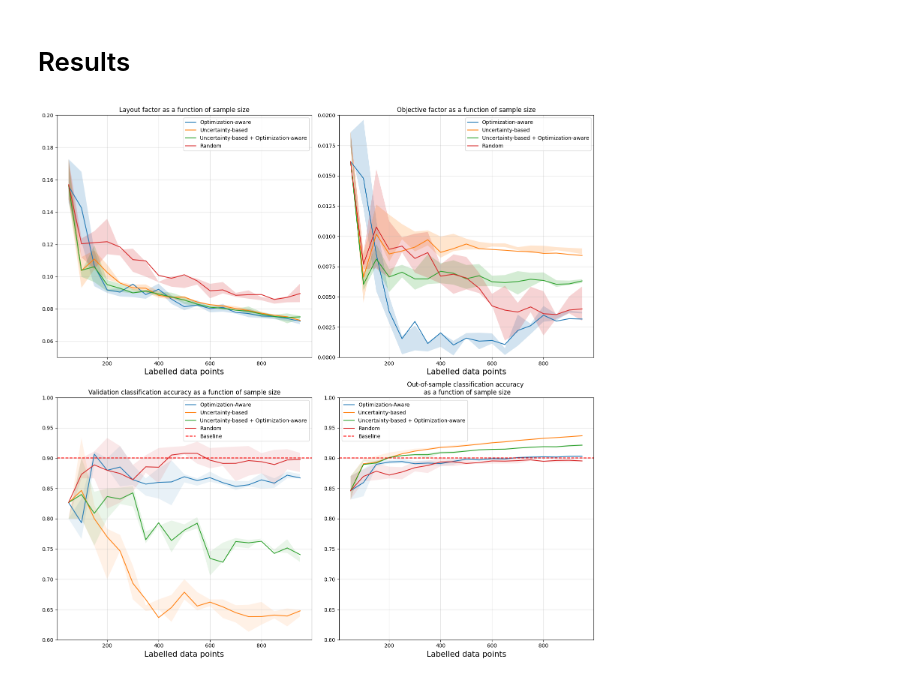
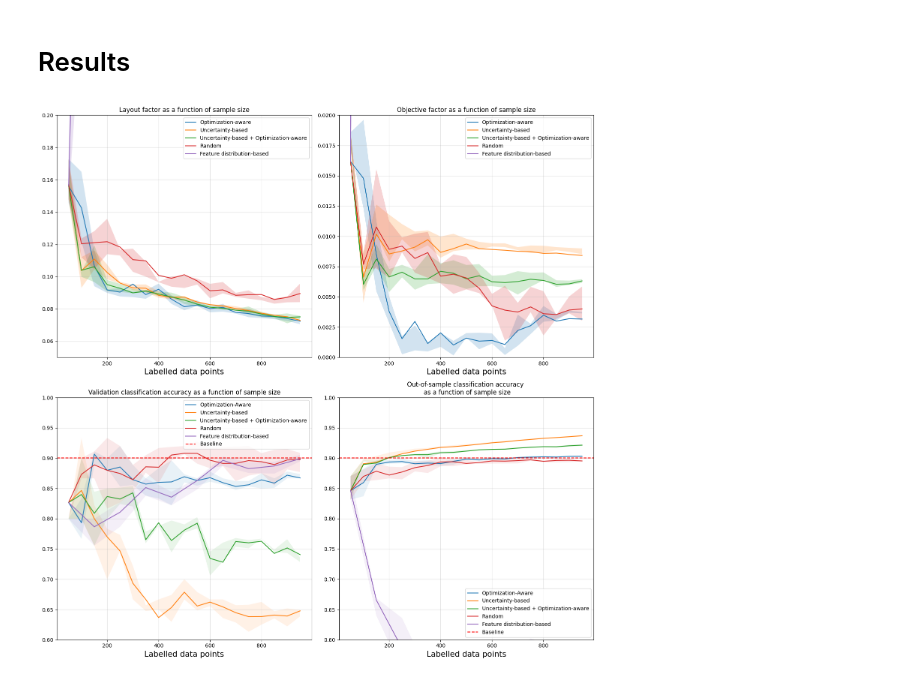
Before and after one commit to giorgiodemarchi/Duality-Based-Active-Learning, a Jupyter notebook: model_v2.ipynb, the cells around one changed output. Drawn from its saved outputs; the diff is of its cells as text; code cells hidden in the pictures.

Commit message:
added feature distribution based

```diff
--- a/model_v2.ipynb
+++ b/model_v2.ipynb
@@ -396,6 +486,12 @@ uncertainty_duality_accuracy_sample_stats = pd.read_csv("results/accuracies/unce
 uncertainty_duality_accuracy_full_stats = pd.read_csv("results/accuracies/uncertainty_duality_accuracy_full_stats.csv", index_col=0)
 uncertainty_duality_layout_factor = pd.read_csv("results/layout/uncertainty_duality_layout_factor.csv")
 uncertainty_duality_objective_factor = pd.read_csv("results/objectives/uncertainty_duality_objective_factor.csv")
+
+distribution_accuracy = pd.read_csv("results/accuracies/distribution_accuracy.csv", index_col=0)
+distribution_accuracy_sample_stats = pd.read_csv("results/accuracies/distribution_accuracy_sample_stats.csv", index_col=0)
+distribution_accuracy_full_stats = pd.read_csv("results/accuracies/distribution_accuracy_full_stats.csv", index_col=0)
+distribution_layout_factor = pd.read_csv("results/layout/distribution_layout_factor.csv")
+distribution_objective_factor = pd.read_csv("results/objectives/distribution_objective_factor.csv")
 # %%
 fig, ax = plt.subplots(2,2, figsize=(15,15))
 
@@ -407,6 +503,8 @@ uncertainty_duality_layout_factor.plot(x='Size', y='average', ax=ax[0][0], label
 ax[0][0].fill_between(uncertainty_duality_layout_factor['Size'], uncertainty_duality_layout_factor['first_qnt'], uncertainty_duality_layout_factor['third_qnt'], alpha=0.2)
 random_layout_factor.plot(x='Size', y='average', ax=ax[0][0], label='Random')
 ax[0][0].fill_between(random_layout_factor['Size'], random_layout_factor['first_qnt'], random_layout_factor['third_qnt'], alpha=0.2)
+distribution_layout_factor.plot(x='Size', y='average', ax=ax[0][0], label='Feature distribution-based')
+ax[0][0].fill_between(distribution_layout_factor['Size'], distribution_layout_factor['first_qnt'], distribution_layout_factor['third_qnt'], alpha=0.2)
 ax[0][0].set_ylim([0.05,0.2])
 ax[0][0].set_title('Layout factor as a function of sample size')
 ax[0][0].set_xlabel('Labelled data points', fontsize=15)
@@ -420,6 +518,8 @@ uncertainty_duality_objective_factor.plot(x='Size', y='average', ax=ax[0][1], la
 ax[0][1].fill_between(uncertainty_duality_objective_factor['Size'], uncertainty_duality_objective_factor['first_qnt'], uncertainty_duality_objective_factor['third_qnt'], alpha=0.2)
 random_objective_factor.plot(x='Size', y='average', ax=ax[0][1], label='Random')
 ax[0][1].fill_between(random_objective_factor['Size'], random_objective_factor['first_qnt'], random_objective_factor['third_qnt'], alpha=0.2)
+distribution_objective_factor.plot(x='Size', y='average', ax=ax[0][1], label='Feature distribution-based')
+ax[0][1].fill_between(distribution_objective_factor['Size'], distribution_objective_factor['first_qnt'], distribution_objective_factor['third_qnt'], alpha=0.2)
 ax[0][1].set_ylim([0,0.02])
 ax[0][1].set_title('Objective factor as a function of sample size')
 ax[0][1].set_xlabel('Labelled data points', fontsize=15)
@@ -432,31 +532,35 @@ ax[1][0].fill_between(uncertainty_accuracy.reset_index()['index'], uncertainty_a
 ax[1][0].plot(uncertainty_duality_accuracy.reset_index()['index'], uncertainty_duality_accuracy['Sample Accuracy'], label='Uncertainty-based + Optimization-aware')
 ax[1][0].fill_between(uncertainty_duality_accuracy.reset_index()['index'], uncertainty_duality_accuracy_sample_stats['25%'], uncertainty_duality_accuracy_sample_stats['75%'], alpha=0.1)
 ax[1][0].plot(random_accuracy.reset_index()['index'], random_accuracy['Sample Accuracy'], label='Random')
 ax[1][0].fill_between(random_accuracy.reset_index()['index'], random_accuracy_sample_stats['25%'], random_accuracy_sample_stats['75%'], alpha=0.1)
+ax[1][0].plot(distribution_accuracy.reset_index()['index'], distribution_accuracy['Sample Accuracy'], label='Feature distribution-based')
+ax[1][0].fill_between(distribution_accuracy.reset_index()['index'], distribution_accuracy_sample_stats['25%'], distribution_accuracy_sample_stats['75%'], alpha=0.1)
 ax[1][0].axhline(y=baseline_accuracy, color='r', linestyle='--', label='Baseline')
 ax[1][0].set_title('Validation classification accuracy as a function of sample size')
 ax[1][0].set_ylim([0.60,1])
 ax[1][0].grid(True, alpha=0.4)
 ax[1][0].set_xlabel('Labelled data points', fontsize=15)
 ax[1][0].legend()
 
 ax[1][1].plot(duality_accuracy.reset_index()['index'], duality_accuracy['Full Accuracy'], label='Optimization-Aware')
 ax[1][1].fill_between(duality_accuracy.reset_index()['index'], duality_accuracy_full_stats['25%'], duality_accuracy_full_stats['75%'], alpha=0.1)
 ax[1][1].plot(uncertainty_accuracy.reset_index()['index'], uncertainty_accuracy['Full Accuracy'], label='Uncertainty-based')
 ax[1][1].fill_between(uncertainty_accuracy.reset_index()['index'], uncertainty_accuracy_full_stats['25%'], uncertainty_accuracy_full_stats['75%'], alpha=0.1)
 ax[1][1].plot(uncertainty_duality_accuracy.reset_index()['index'], uncertainty_duality_accuracy['Full Accuracy'], label='Uncertainty-based + Optimization-aware')
 ax[1][1].fill_between(uncertainty_duality_accuracy.reset_index()['index'], uncertainty_duality_accuracy_full_stats['25%'], uncertainty_duality_accuracy_full_stats['75%'], alpha=0.1)
 ax[1][1].plot(random_accuracy.reset_index()['index'], random_accuracy['Full Accuracy'], label='Random')
 ax[1][1].fill_between(random_accuracy.reset_index()['index'], random_accuracy_full_stats['25%'], random_accuracy_full_stats['75%'], alpha=0.1)
+ax[1][1].plot(distribution_accuracy.reset_index()['index'], distribution_accuracy['Full Accuracy'], label='Feature distribution-based')
+ax[1][1].fill_between(distribution_accuracy.reset_index()['index'], distribution_accuracy_full_stats['25%'], distribution_accuracy_full_stats['75%'], alpha=0.1)
 ax[1][1].set_title('Out-of-sample classification accuracy \n as a function of sample size')
 ax[1][1].axhline(y=baseline_accuracy, color='r', linestyle='--', label='Baseline')
 ax[1][1].set_ylim([0.60,1])
 ax[1][1].set_xlabel('Labelled data points', fontsize=15)
 ax[1][1].grid(True, alpha=0.4)
 ax[1][1].legend()
 
 plt.legend()
 plt.tight_layout()
 plt.show()
 # %% [output]
-[figure, old version]
+[figure, new version]
```
Also changed, not shown: parts of 4 cells of this notebook, 5 other files.
